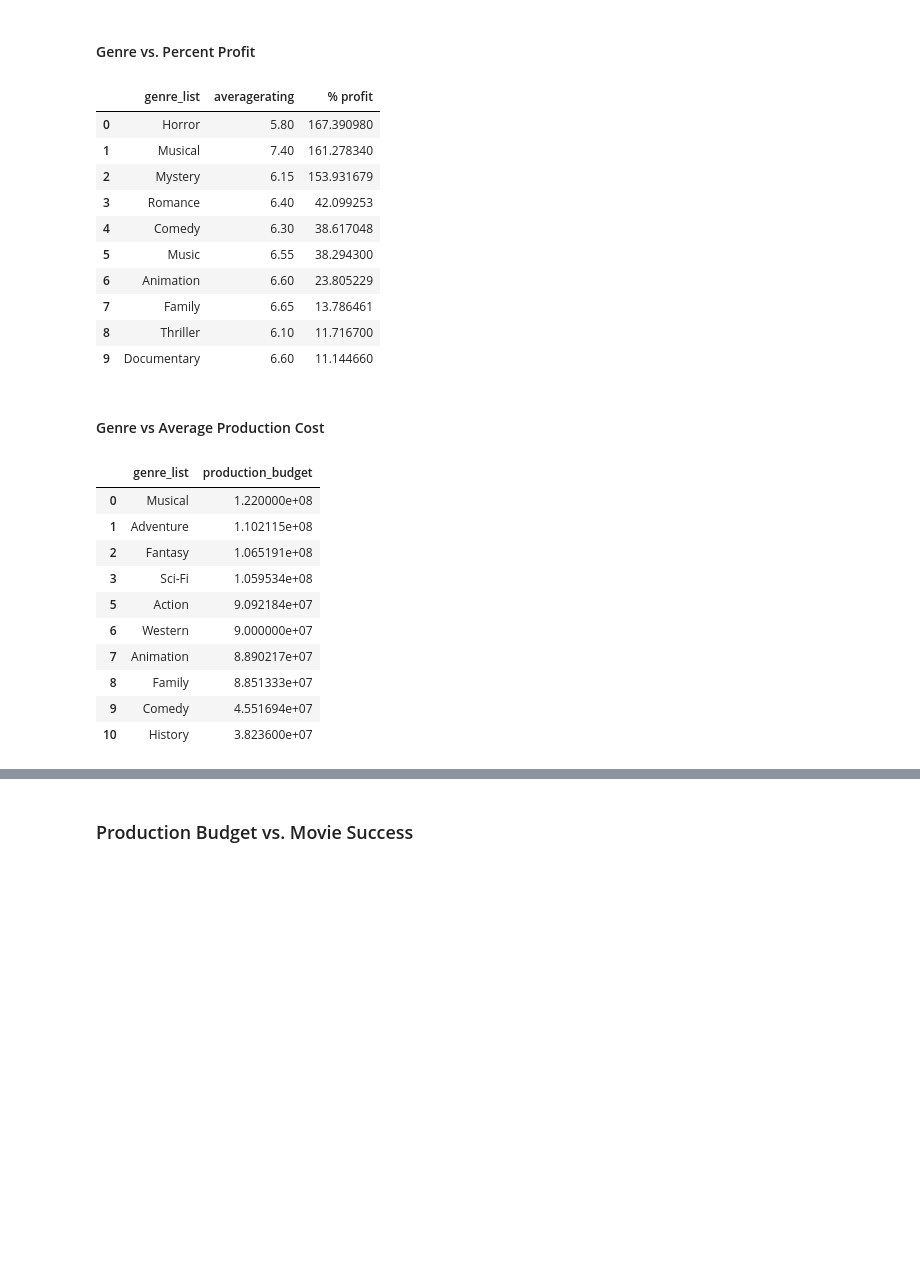
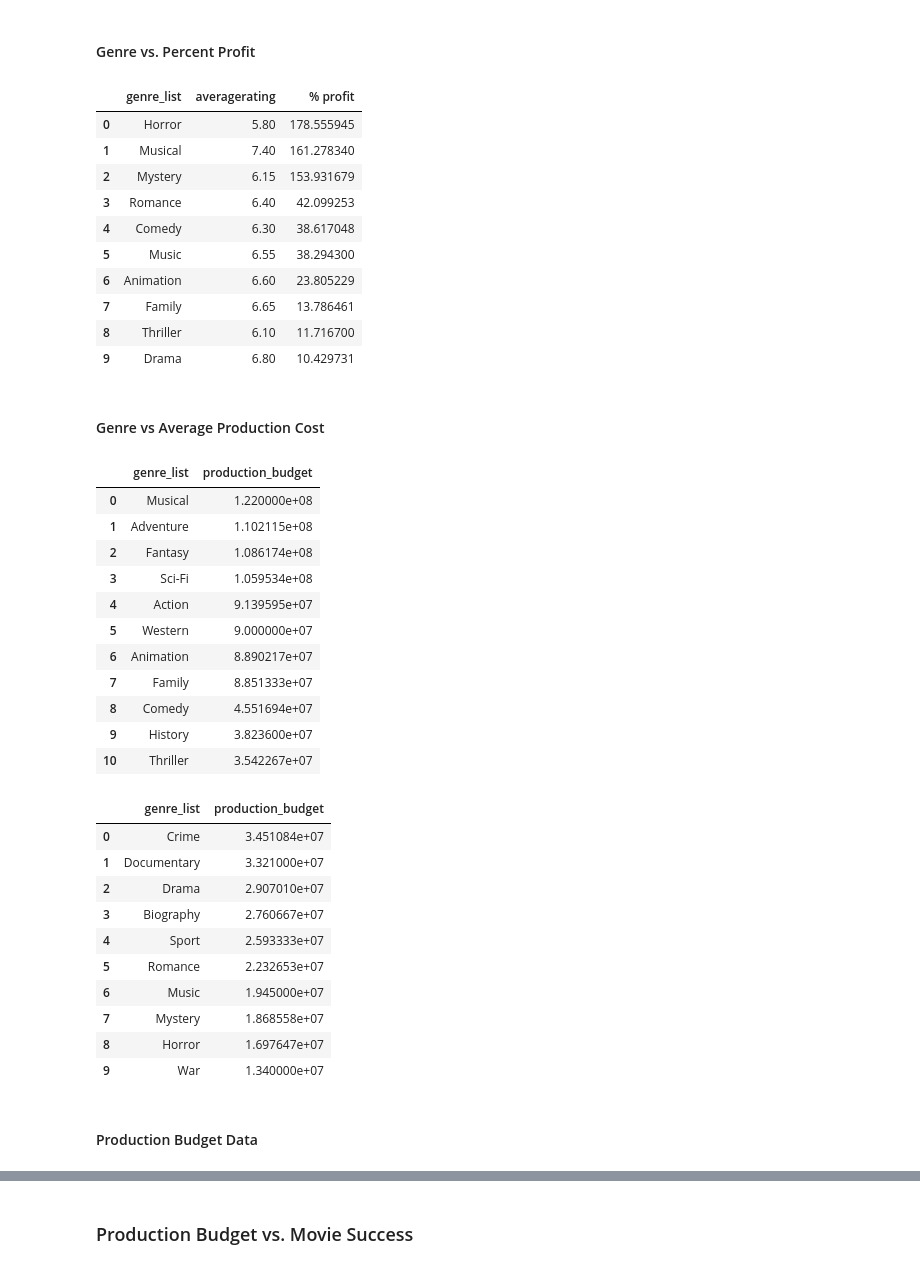
Before and after one commit to ds-papes/dsc-phase-1-project, a Jupyter notebook: dsc-phase1-project-final.ipynb, the cells around one changed output, grey strips where cells are left out. Saved outputs shown, nothing was run; the diff lists cells and outputs as text; code cells hidden in the pictures; blank space fills up the shorter version.

```diff
--- a/dsc-phase1-project-final.ipynb
+++ b/dsc-phase1-project-final.ipynb
@@ -232,0 +250,11 @@ merged_df.head()
+# %%
+# Sort values by number of votes in preparation of dropping duplicates with
+# lower vote count
+
+merged_df.sort_values('numvotes', ascending=False, inplace=True)
+
+# Drop duplicated movie with lower vote count
+
+merged_df.drop_duplicates(subset=['movie', 'release_date'], inplace=True)
+
+merged_df.head()
@@ -344,7 +352,7 @@ genre_profit_df.reset_index(inplace=True)
 genre_profit_df
 # %% [output]
 |  | genre_list | averagerating | % profit |
-| 0 | Horror | 5.80 | 167.390980 |
+| 0 | Horror | 5.80 | 178.555945 |
 | 1 | Musical | 7.40 | 161.278340 |
 | 2 | Mystery | 6.15 | 153.931679 |
 | 3 | Romance | 6.40 | 42.099253 |
@@ -353,30 +361,53 @@ genre_profit_df
 | 6 | Animation | 6.60 | 23.805229 |
 | 7 | Family | 6.65 | 13.786461 |
 | 8 | Thriller | 6.10 | 11.716700 |
-| 9 | Documentary | 6.60 | 11.144660 |
+| 9 | Drama | 6.80 | 10.429731 |
 # %% [markdown]
 #### Genre vs Average Production Cost
 # %%
 # Group by genre and calculate aggregate median sorted by production budget.
+# Then create a high budget and low budget table.
 
-genre_budget_df = exploded_df.groupby('genre_list') \
-                             .mean()[['production_budget']] \
-                             .sort_values('production_budget', \
-                                           ascending=False) \
-                             .head(11)
-genre_budget_df.reset_index(inplace=True)
-genre_budget_df = genre_budget_df[genre_budget_df['genre_list'] != 'None']
+high_budget_df = exploded_df.groupby('genre_list') \
+                            .mean()[['production_budget']] \
+                            .sort_values('production_budget', \
+                                         ascending=False) \
+                            .head(11)
+high_budget_df.reset_index(inplace=True)
+high_budget_df = high_budget_df[high_budget_df['genre_list'] != 'None']
 
-genre_budget_df
+low_budget_df = exploded_df.groupby('genre_list') \
+                           .mean()[['production_budget']] \
+                           .sort_values('production_budget', \
+                                         ascending=False) \
+                           .tail(10)
+low_budget_df.reset_index(inplace=True)
+low_budget_df = low_budget_df[low_budget_df['genre_list'] != 'None']
+
+display(high_budget_df, low_budget_df)
 # %% [output]
 |  | genre_list | production_budget |
 | 0 | Musical | 1.220000e+08 |
 | 1 | Adventure | 1.102115e+08 |
-| 2 | Fantasy | 1.065191e+08 |
+| 2 | Fantasy | 1.086174e+08 |
 | 3 | Sci-Fi | 1.059534e+08 |
-| 5 | Action | 9.092184e+07 |
-| 6 | Western | 9.000000e+07 |
-| 7 | Animation | 8.890217e+07 |
-| 8 | Family | 8.851333e+07 |
-| 9 | Comedy | 4.551694e+07 |
-| 10 | History | 3.823600e+07 |
+| 4 | Action | 9.139595e+07 |
+| 5 | Western | 9.000000e+07 |
+| 6 | Animation | 8.890217e+07 |
+| 7 | Family | 8.851333e+07 |
+| 8 | Comedy | 4.551694e+07 |
+| 9 | History | 3.823600e+07 |
+| 10 | Thriller | 3.542267e+07 |
+|  | genre_list | production_budget |
+| 0 | Crime | 3.451084e+07 |
+| 1 | Documentary | 3.321000e+07 |
+| 2 | Drama | 2.907010e+07 |
+| 3 | Biography | 2.760667e+07 |
+| 4 | Sport | 2.593333e+07 |
+| 5 | Romance | 2.232653e+07 |
+| 6 | Music | 1.945000e+07 |
+| 7 | Mystery | 1.868558e+07 |
+| 8 | Horror | 1.697647e+07 |
+| 9 | War | 1.340000e+07 |
+# %% [markdown]
+#### Production Budget Data
```
Also changed, not shown: parts of 40 cells of this notebook, 10 other files.
